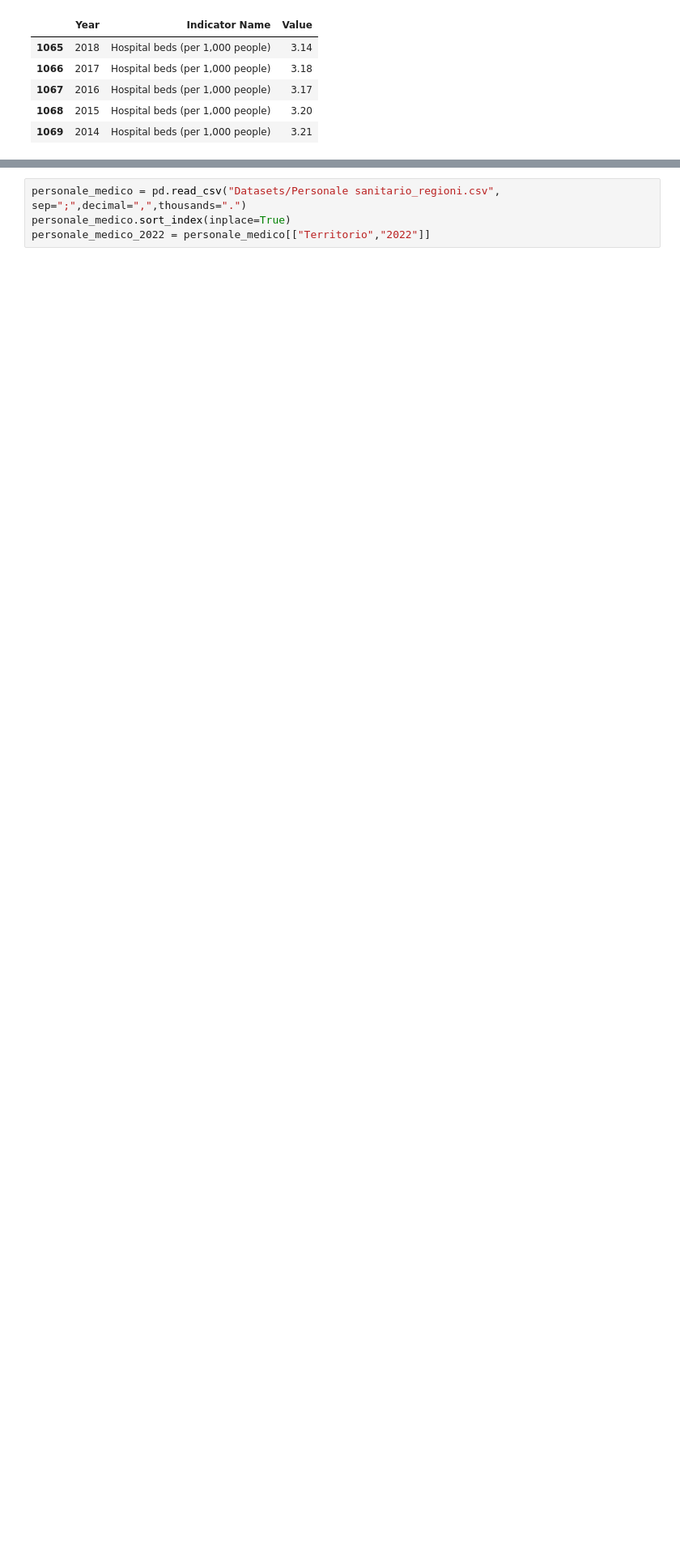
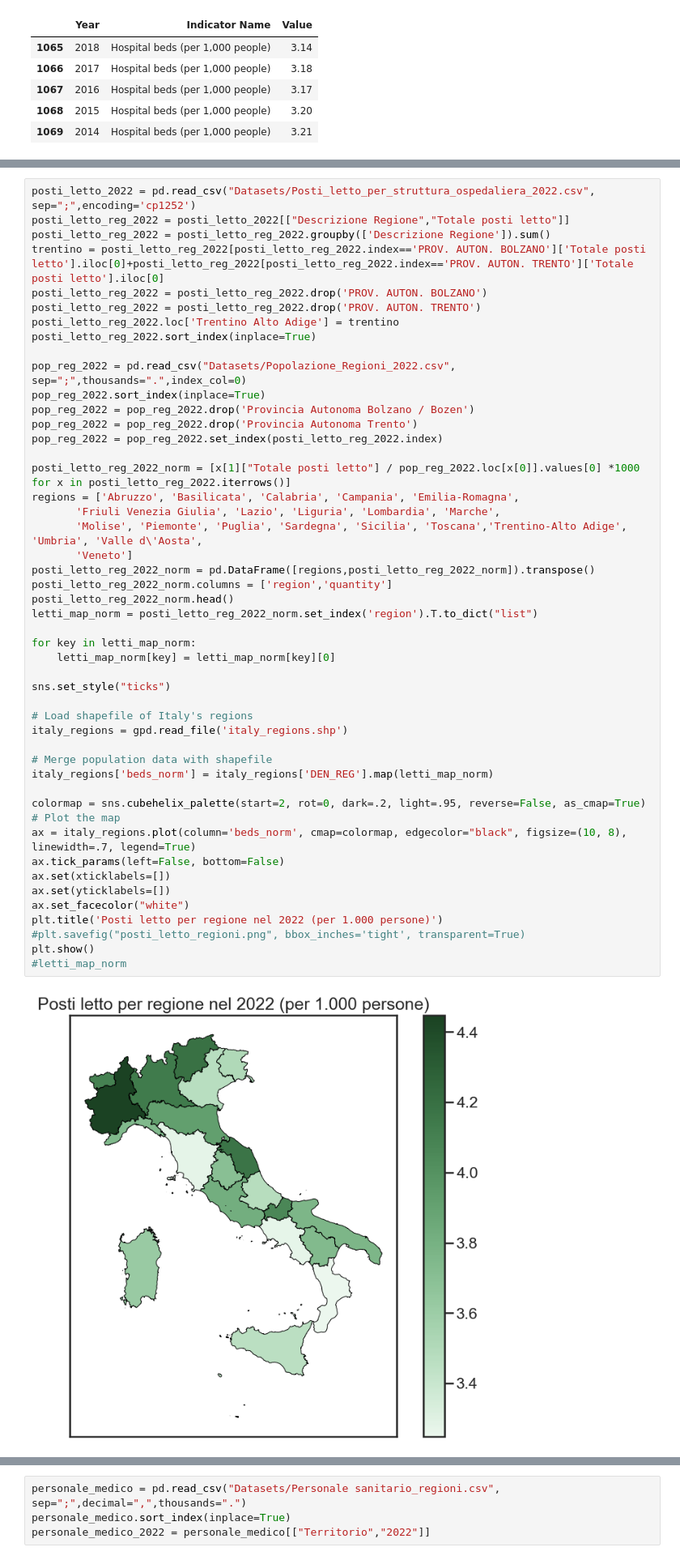
Before and after one commit to CapraCampa/Progetto-Visualizzazione-Scientifica, a Jupyter notebook: grafici.ipynb, the cells around one changed output, grey strips where cells are left out. Shown at 81% size. Saved outputs shown, nothing was run; the diff lists cells and outputs as text; blank space fills up the shorter version.

```diff
--- a/grafici.ipynb
+++ b/grafici.ipynb
@@ -62 +53,51 @@ posti_letto_reg_2020.sort_index(inplace=True)
+# %%
+posti_letto_2022 = pd.read_csv("Datasets/Posti_letto_per_struttura_ospedaliera_2022.csv", sep=";",encoding='cp1252')
+posti_letto_reg_2022 = posti_letto_2022[["Descrizione Regione","Totale posti letto"]]
+posti_letto_reg_2022 = posti_letto_reg_2022.groupby(['Descrizione Regione']).sum()
+trentino = posti_letto_reg_2022[posti_letto_reg_2022.index=='PROV. AUTON. BOLZANO']['Totale posti letto'].iloc[0]+posti_letto_reg_2022[posti_letto_reg_2022.index=='PROV. AUTON. TRENTO']['Totale posti letto'].iloc[0]
+posti_letto_reg_2022 = posti_letto_reg_2022.drop('PROV. AUTON. BOLZANO')
+posti_letto_reg_2022 = posti_letto_reg_2022.drop('PROV. AUTON. TRENTO')
+posti_letto_reg_2022.loc['Trentino Alto Adige'] = trentino
+posti_letto_reg_2022.sort_index(inplace=True)
+
+pop_reg_2022 = pd.read_csv("Datasets/Popolazione_Regioni_2022.csv", sep=";",thousands=".",index_col=0)
+pop_reg_2022.sort_index(inplace=True)
+pop_reg_2022 = pop_reg_2022.drop('Provincia Autonoma Bolzano / Bozen')
+pop_reg_2022 = pop_reg_2022.drop('Provincia Autonoma Trento')
+pop_reg_2022 = pop_reg_2022.set_index(posti_letto_reg_2022.index)
+
+posti_letto_reg_2022_norm = [x[1]["Totale posti letto"] / pop_reg_2022.loc[x[0]].values[0] *1000 for x in posti_letto_reg_2022.iterrows()]
+regions = ['Abruzzo', 'Basilicata', 'Calabria', 'Campania', 'Emilia-Romagna',
+       'Friuli Venezia Giulia', 'Lazio', 'Liguria', 'Lombardia', 'Marche',
+       'Molise', 'Piemonte', 'Puglia', 'Sardegna', 'Sicilia', 'Toscana','Trentino-Alto Adige', 'Umbria', 'Valle d\'Aosta',
+       'Veneto']
+posti_letto_reg_2022_norm = pd.DataFrame([regions,posti_letto_reg_2022_norm]).transpose()
+posti_letto_reg_2022_norm.columns = ['region','quantity']
+posti_letto_reg_2022_norm.head()
+letti_map_norm = posti_letto_reg_2022_norm.set_index('region').T.to_dict("list")
+
+for key in letti_map_norm:
+    letti_map_norm[key] = letti_map_norm[key][0]
+
+sns.set_style("ticks")
+
+# Load shapefile of Italy's regions
+italy_regions = gpd.read_file('italy_regions.shp')
+
+# Merge population data with shapefile
+italy_regions['beds_norm'] = italy_regions['DEN_REG'].map(letti_map_norm)
+
+colormap = sns.cubehelix_palette(start=2, rot=0, dark=.2, light=.95, reverse=False, as_cmap=True)
+# Plot the map
+ax = italy_regions.plot(column='beds_norm', cmap=colormap, edgecolor="black", figsize=(10, 8), linewidth=.7, legend=True)
+ax.tick_params(left=False, bottom=False)
+ax.set(xticklabels=[])
+ax.set(yticklabels=[])
+ax.set_facecolor("white")
+plt.title('Posti letto per regione nel 2022 (per 1.000 persone)')
+#plt.savefig("posti_letto_regioni.png", bbox_inches='tight', transparent=True)
+plt.show()
+#letti_map_norm
+# %% [output]
+[figure, added]
 # %%
```
Also changed, not shown: parts of 24 cells of this notebook, 9 other files.
